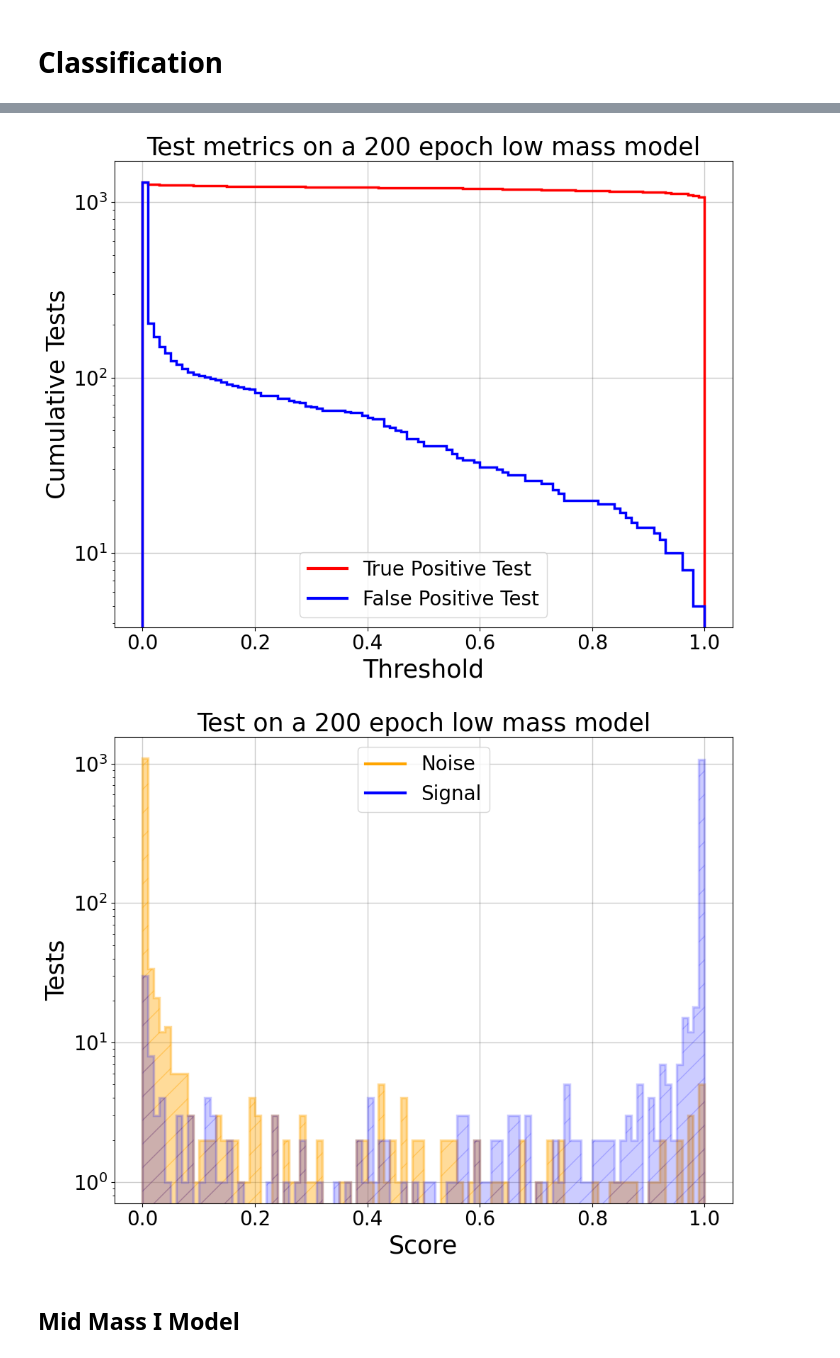
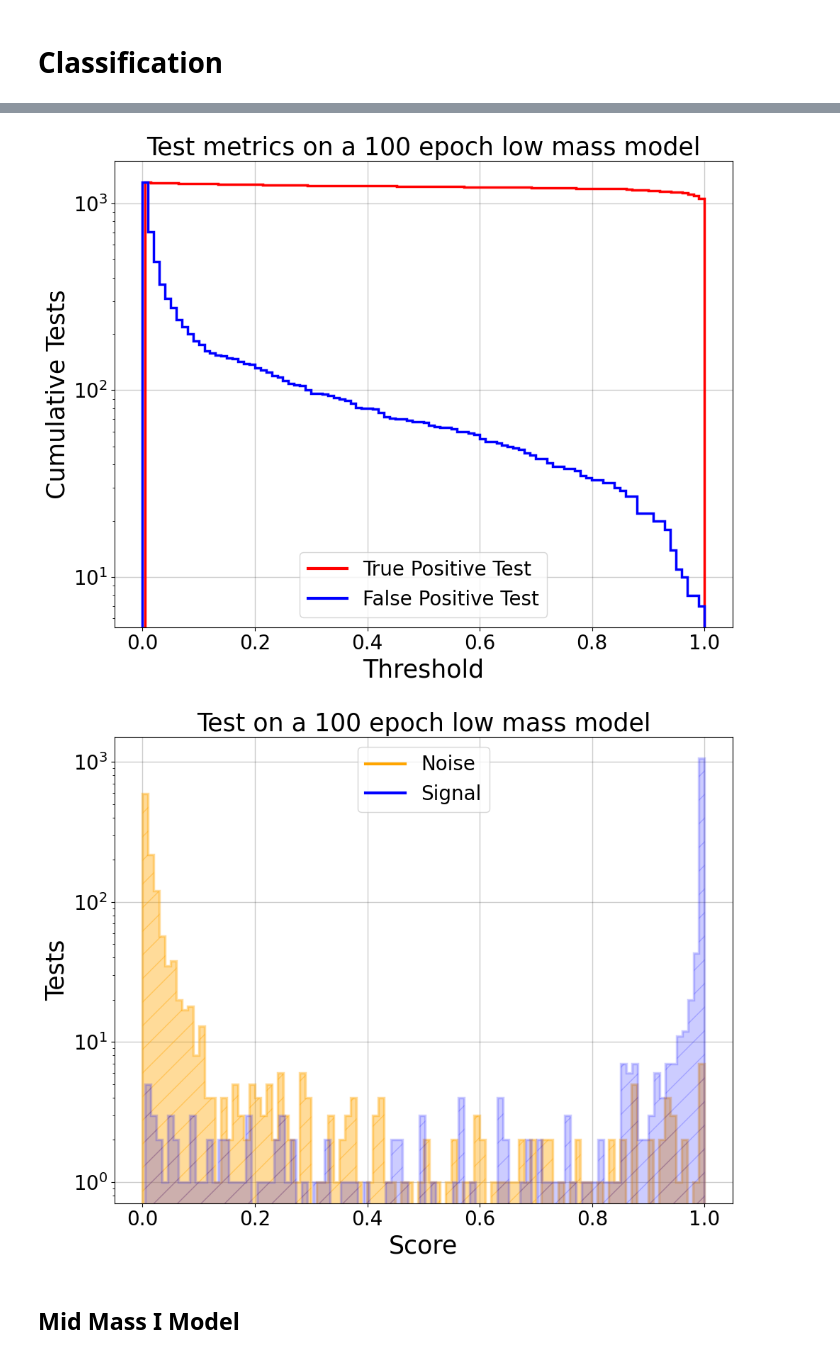
Before and after one commit to gaiavolpi/Thesis, a Jupyter notebook: 3_classification.ipynb, the cells around one changed output, grey strips where cells are left out. Drawn from its saved outputs; the diff is of its cells as text; code cells hidden in the pictures.

```diff
--- a/3_classification.ipynb
+++ b/3_classification.ipynb
@@ -247,9 +289,9 @@ plt.show()
 # %%
-plot_tp_fp(y_test_pred, title='Test metrics on a 200 epoch low mass model')
-plot_signal_noise(y_test_pred, title='Test on a 200 epoch low mass model')
+plot_tp_fp(y_test_pred, title='Test metrics on a 100 epoch low mass model')
+plot_signal_noise(y_test_pred, title='Test on a 100 epoch low mass model')
 # %% [output]
-[figure, old version]
+[figure, new version]
-[figure, old version]
+[figure, new version]
 # %% [markdown]
 ## Mid Mass I Model
 # %%
```
Also changed, not shown: parts of 30 cells of this notebook, 15 other files.
